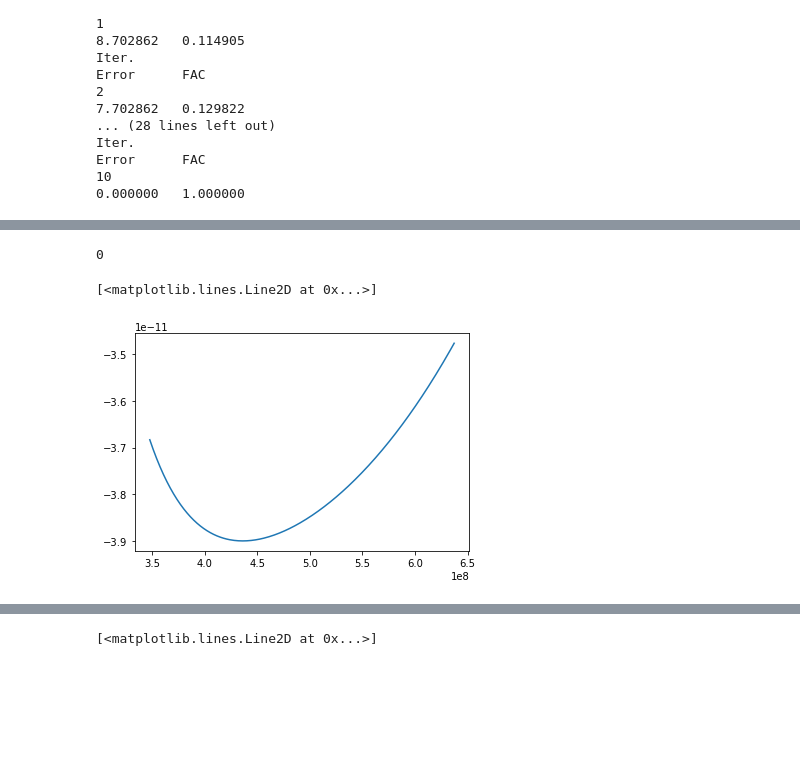
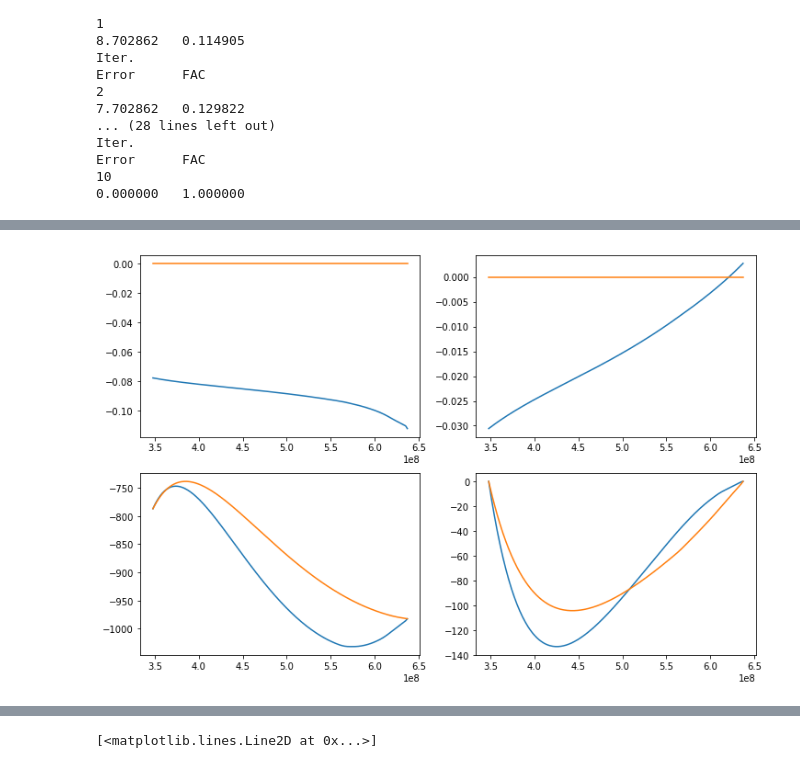
Before and after one commit to skachuck/giapy, a Jupyter notebook: nbs/Viscous_equations.ipynb, the cells around one changed output, grey strips where cells are left out. Drawn from its saved outputs; the diff is of its cells as text; code cells hidden in the pictures; blank space fills up the shorter version.

```diff
--- a/nbs/Viscous_equations.ipynb
+++ b/nbs/Viscous_equations.ipynb
@@ -8,4 +8,4 @@ import giapy
 from giapy.numTools.solvde import solvde
 from giapy.earth_tools.elasticlove import *
 
-prem = giapy.earth.earthParams.EarthParams()
+prem = giapy.earth_tools.earthParams.EarthParams()
@@ -47,0 +62,13 @@ Error      FAC
+# %%
+difeqElas = SphericalElasSMat(n, zarray_smalln, prem, Q=1)
+indexv = np.array([3,4,0,1,5,2])
+scalvElas = np.array([1e-02, 1e-02, 1e+02, 1e+01, 1e+01, 1e-07])
+slowc = 1
+start = (scalvElas*np.ones((6, len(zarray_smalln))).T).T
+yE = solvde(500, 1e-10, slowc, scalvElas, indexv, 3,
+                            start, difeqElas, True, True)
+
+start = (scalvElas*np.ones((6, len(zarray_smalln))).T).T
+yE2 = solvde(500, 1e-10, slowc, scalvElas, indexv, 3, start,
+             SphericalElasSMat(n, zarray_smalln, prem, Q=2),
+             True, True)
@@ -47,0 +93,12 @@ Error      FAC
+# %%
+b = gen_viscb(n, yE.y, np.zeros_like(zarray_smalln),
+              prem, 0.5*(zarray_smalln[1:] + zarray_smalln[:-1]), Q=1)
+# %%
+difeqVisc = SphericalViscSMat(n, zarray_smalln,
+                                       prem, Q=1, b=b)
+indexv = np.array([2,3,0,1])
+scalvVisc = np.array([1e-12, 1e-12, 1e+02, 1e+01])
+slowc = 0.5
+start = (scalvVisc*np.ones((4, len(zarray_smalln))).T).T
+yVb = solvde(500, 1e-14, slowc, scalvVisc, indexv, 2,
+                            start, difeqVisc, True, True)
@@ -48,9 +133,12 @@ Error      FAC
 # %%
-i += 1
-if i > 3: i=0
-print i
-plt.plot(zarray_smalln, yV[i])
+i=2
+#i += 1
+#if i > 3: i=0
+#print i
+fig, axs = plt.subplots(2,2, figsize=(12,8))
+for i, ax in enumerate(axs.flatten()):
+    #ax.plot(zarray_smalln, yV[i]);
+    ax.plot(zarray_smalln, yE[i]);
+    ax.plot(zarray_smalln, yVb[i]);
 # %% [output]
-0
-[<matplotlib.lines.Line2D at 0x...>]
-[figure, old version]
+[figure, new version]
```
Also changed, not shown: parts of 54 cells of this notebook, 1 other file.
